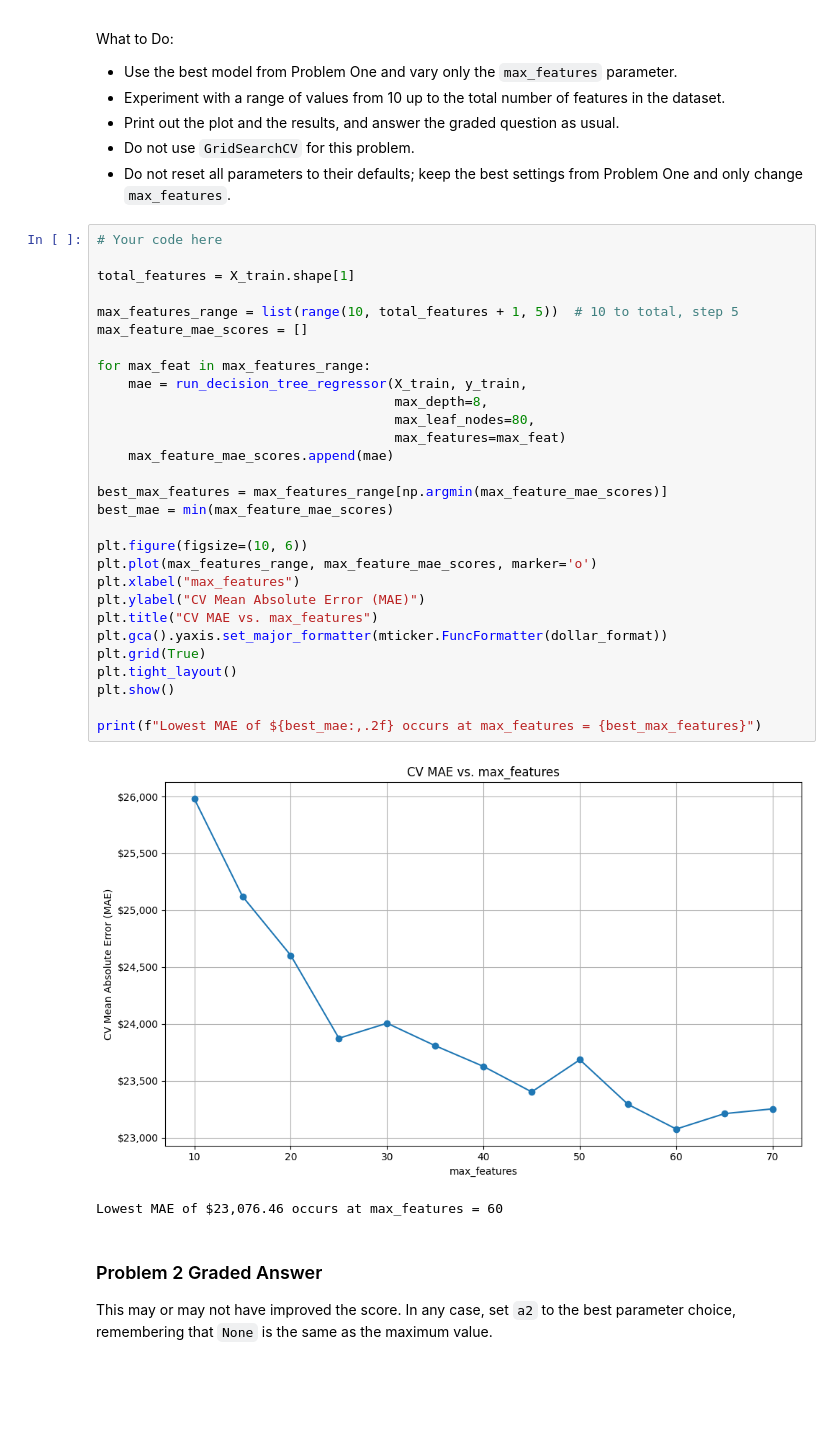
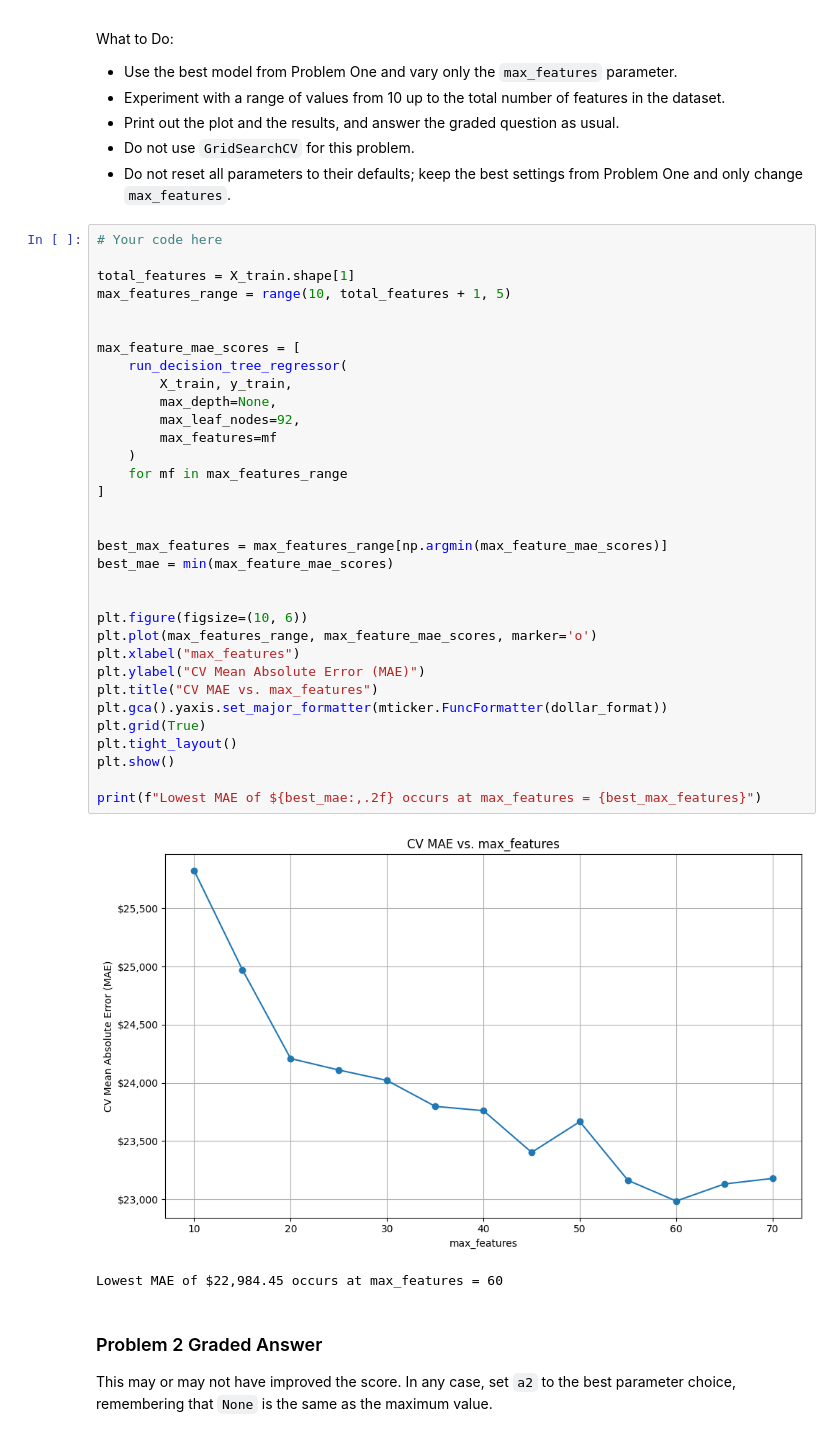
Before and after one commit to amc200092845471/Module-3-Assignments, a Jupyter notebook: Homework_06.ipynb, the cells around one changed output. Cells and saved outputs as stored; diff of their text form; blank space fills up the shorter version.

```diff
--- a/Homework_06.ipynb
+++ b/Homework_06.ipynb
@@ -413,35 +413,39 @@ What to Do:
 # %%
 # Your code here
 
 total_features = X_train.shape[1]
+max_features_range = range(10, total_features + 1, 5)
 
-max_features_range = list(range(10, total_features + 1, 5))  # 10 to total, step 5
-max_feature_mae_scores = []
 
-for max_feat in max_features_range:
-    mae = run_decision_tree_regressor(X_train, y_train,
-                                      max_depth=8,
-                                      max_leaf_nodes=80,
-                                      max_features=max_feat)
-    max_feature_mae_scores.append(mae)
+max_feature_mae_scores = [
+    run_decision_tree_regressor(
+        X_train, y_train,
+        max_depth=None,
+        max_leaf_nodes=92,
+        max_features=mf
+    )
+    for mf in max_features_range
+]
+
 
 best_max_features = max_features_range[np.argmin(max_feature_mae_scores)]
 best_mae = min(max_feature_mae_scores)
+
 
 plt.figure(figsize=(10, 6))
 plt.plot(max_features_range, max_feature_mae_scores, marker='o')
 plt.xlabel("max_features")
 plt.ylabel("CV Mean Absolute Error (MAE)")
 plt.title("CV MAE vs. max_features")
 plt.gca().yaxis.set_major_formatter(mticker.FuncFormatter(dollar_format))
 plt.grid(True)
 plt.tight_layout()
 plt.show()
 
 print(f"Lowest MAE of ${best_mae:,.2f} occurs at max_features = {best_max_features}")
 # %% [output]
-[figure, old version]
+[figure, new version]
-Lowest MAE of $23,076.46 occurs at max_features = 60
+Lowest MAE of $22,984.45 occurs at max_features = 60
 # %% [markdown]
 ### Problem 2 Graded Answer
 
```
Also changed, not shown: parts of 16 cells of this notebook.
